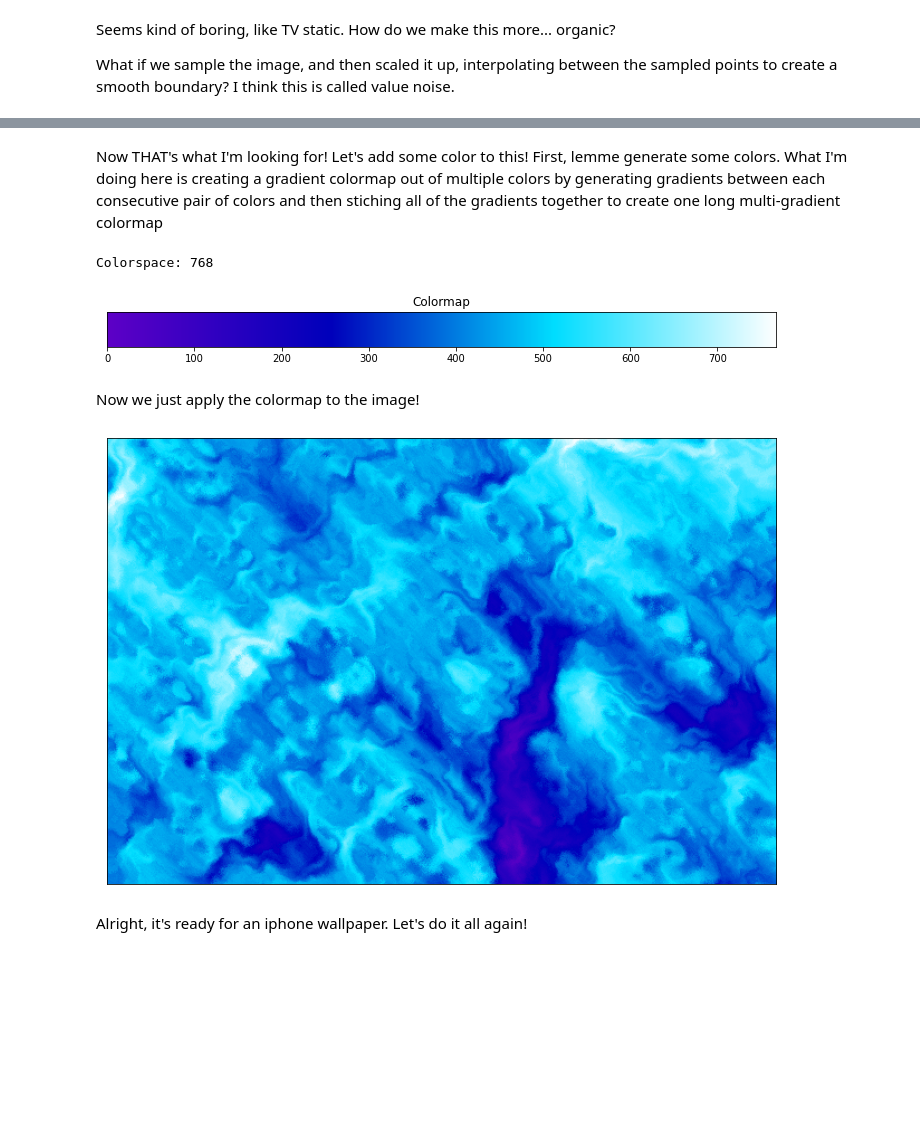
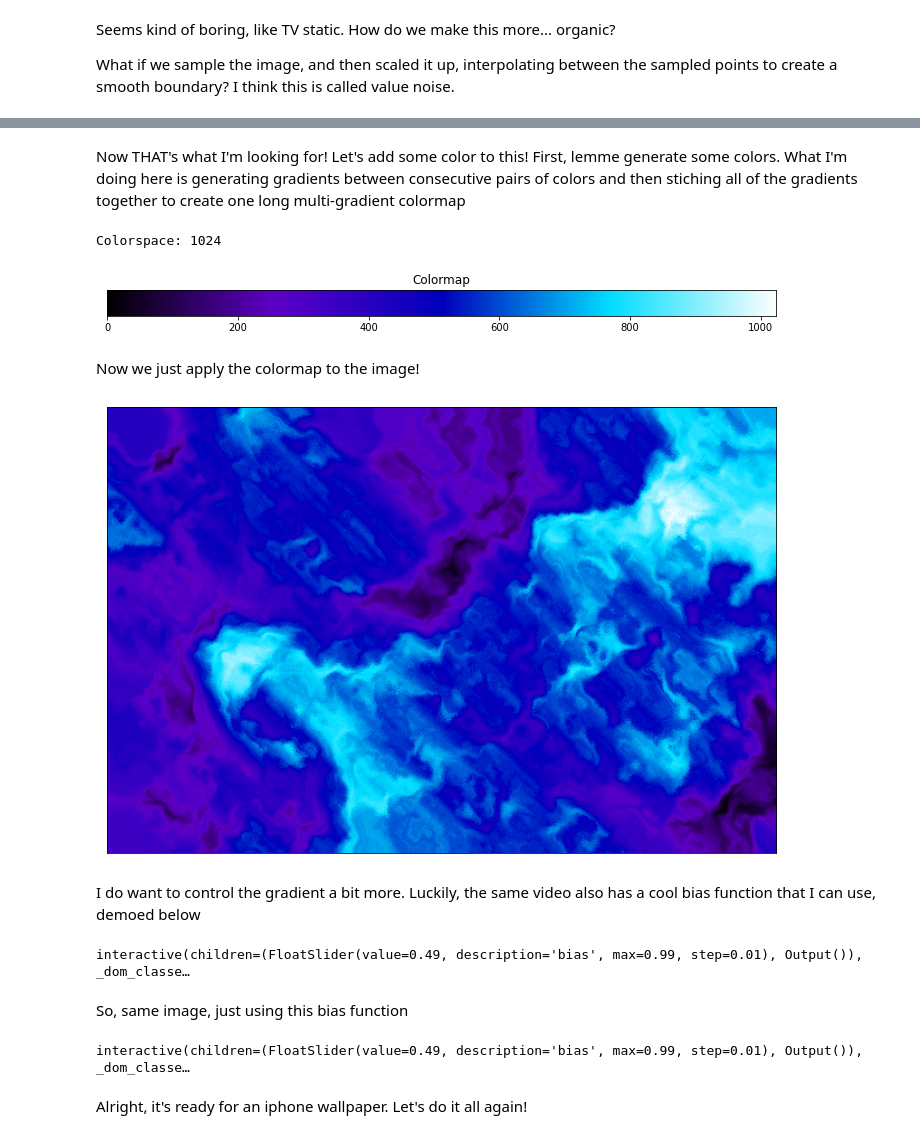
Before and after one commit to andydevs/andys-notebook-legacy, a Jupyter notebook: notebook/generating-noise-images.ipynb, the cells around one changed output, grey strips where cells are left out. Drawn from its saved outputs; the diff is of its cells as text; code cells hidden in the pictures; blank space fills up the shorter version.

```diff
--- a/notebook/generating-noise-images.ipynb
+++ b/notebook/generating-noise-images.ipynb
@@ -138,36 +139,37 @@ plt.yticks([]);
 # %% [markdown]
-Now THAT's what I'm looking for! Let's add some color to this! First, lemme generate some colors. What I'm doing here is creating a gradient colormap out of multiple colors by generating gradients between each consecutive pair of colors and then stiching all of the gradients together to create one long multi-gradient colormap
+Now THAT's what I'm looking for! Let's add some color to this! First, lemme generate some colors. What I'm doing here is generating gradients between consecutive pairs of colors and then stiching all of the gradients together to create one long multi-gradient colormap
 # %%
 # Gradient colors
 gradient = np.array([
+    0x000000,
     0x5e00c7,
     0x0000bb,
     0x00ddff,
     0xffffff
 ])
 
 # Create colormap
 channel_shifts = np.array([[16, 8, 0]])
 channel_mask = 0xff
-gradient_channels = (gradient.reshape(-1,1) >> shift) & mask
-gradient_channels = channels.reshape(-1,1,3)
+gradient_channels = (gradient.reshape(-1,1) >> channel_shifts) & channel_mask
+gradient_channels = gradient_channels.reshape(-1,1,3)
 gradient_start = gradient_channels[:-1]
 gradient_end = gradient_channels[1:]
 alpha = np.linspace(0, 1, 256).reshape(1,-1,1)
 colormap = (1 - alpha) * gradient_start + alpha * gradient_end
 colormap = colormap.astype(np.uint8).reshape(-1,3)
 colorspace = colormap.shape[0]
 print('Colorspace:', colorspace)
 
 # Test colormap
 index_image, _ = np.meshgrid(np.arange(colorspace), np.arange(40))
 colored_image = colormap[index_image]
 plt.imshow(colored_image)
 plt.title('Colormap')
 plt.yticks([]);
 # %% [output]
-Colorspace: 768
+Colorspace: 1024
-[figure, old version]
+[figure, new version]
 # %% [markdown]
 Now we just apply the colormap to the image!
 # %%
@@ -183,7 +185,44 @@ plt.imshow(colored_noise)
 plt.xticks([]);
 plt.yticks([]);
 # %% [output]
-[figure, old version]
+[figure, new version]
+# %% [markdown]
+I do want to control the gradient a bit more. Luckily, the same video also has a cool bias function that I can use, demoed below
+# %%
+@interact
+def demo_bias_func(bias=(0, 0.99, 0.01)):
+    x = np.linspace(0, 1, 200)
+    k = (1 - bias)**3
+    y = (x*k)/(x*k - x + 1)
+    plt.plot(x, y)
+    plt.title('Bias Function');
+# %% [output]
+interactive(children=(FloatSlider(value=0.49, description='bias', max=0.99, step=0.01), Output()), _dom_classe…
+# %% [markdown]
+So, same image, just using this bias function
+# %%
+def bias_func(bias, x):
+    k = (1 - bias)**3
+    return (x*k)/(x*k - x + 1)
+
+@interact
+def determine_bias(bias=(0, 0.99, 0.01)):
+    # Map offsetted_noise to biased_noise
+    biased_noise = bias_func(bias, offsetted_noise)
+
+    # Map offsetted_noise to colorspace
+    index_noise = (biased_noise * colorspace).astype(np.uint16)
+    index_noise = np.clip(index_noise, 0, colorspace - 1)
+
+    # Map colorspace noise to color image
+    colored_noise = colormap[index_noise]
+
+    # Show the image
+    plt.imshow(colored_noise)
+    plt.xticks([]);
+    plt.yticks([]);
+# %% [output]
+interactive(children=(FloatSlider(value=0.49, description='bias', max=0.99, step=0.01), Output()), _dom_classe…
 # %% [markdown]
 Alright, it's ready for an iphone wallpaper. Let's do it all again!
 # %%
```
Also changed, not shown: parts of 9 cells of this notebook, 7 other files.
